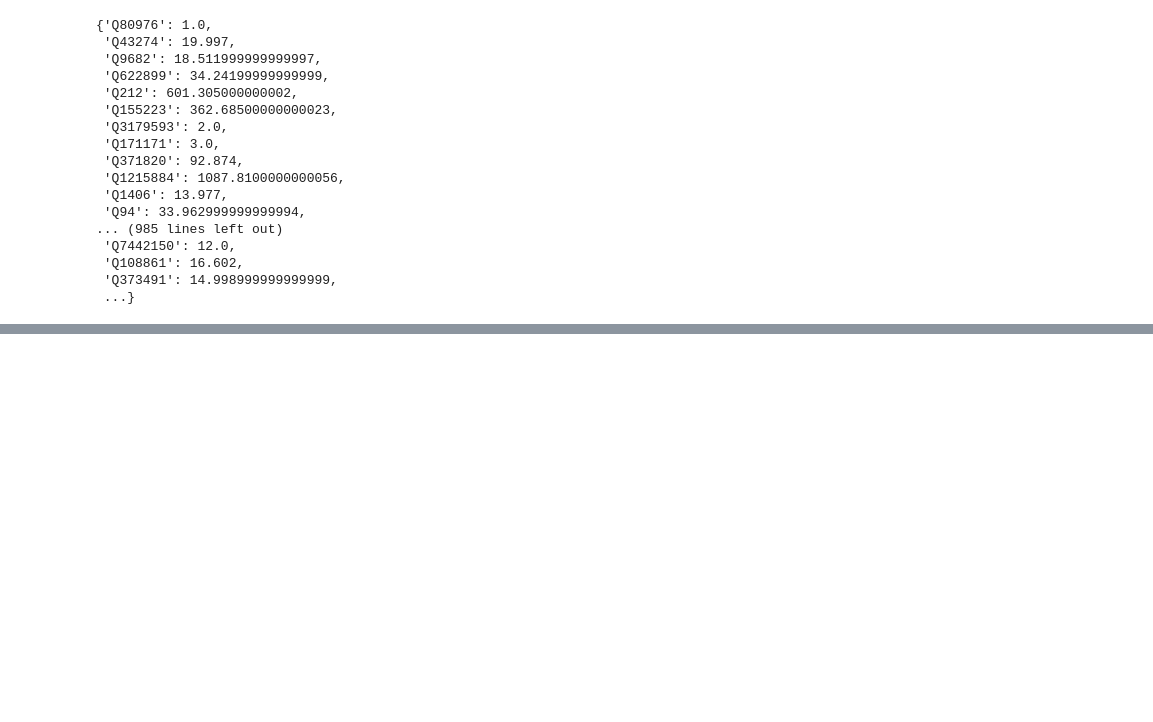
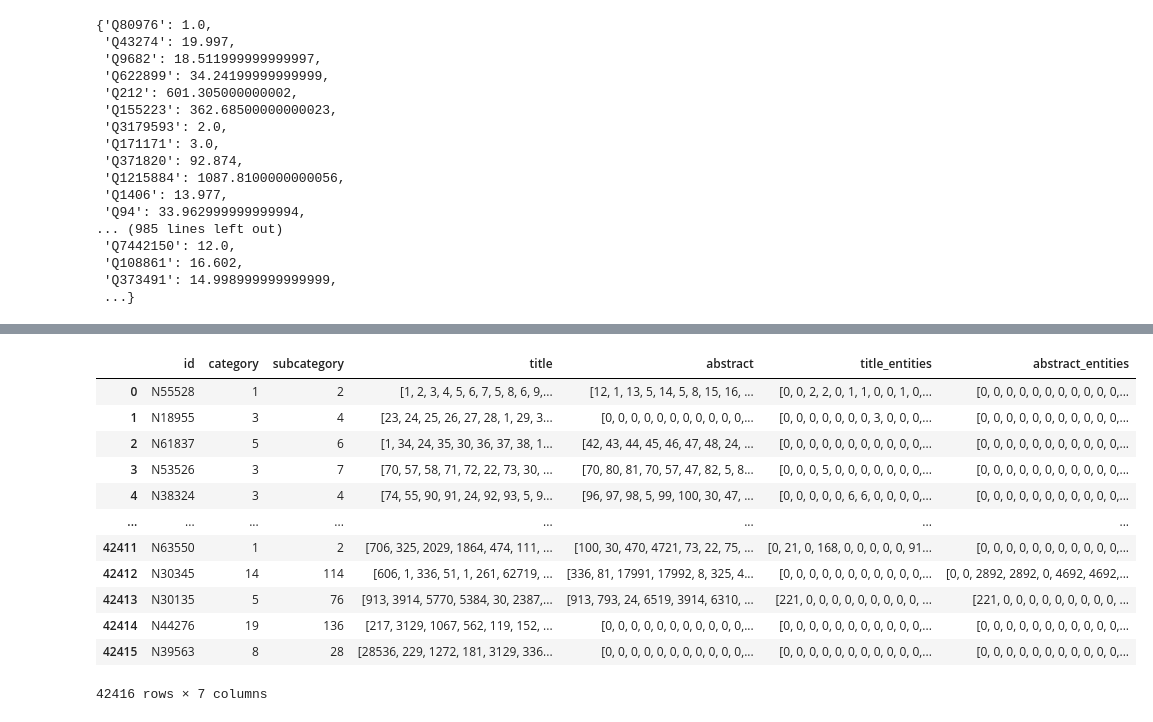
Before and after one commit to nabang1010/NRMS_nabang1010, a Jupyter notebook: data_preprocess_nabang1010.ipynb, the cells around one changed output, grey strips where cells are left out. Saved outputs shown, nothing was run; the diff lists cells and outputs as text; code cells hidden in the pictures; blank space fills up the shorter version.

```diff
--- a/data_preprocess_nabang1010.ipynb
+++ b/data_preprocess_nabang1010.ipynb
@@ -254,13 +254,13 @@ for row in df_news.itertuples(index=False):
             else:
                 entity2freq[e['WikidataId']] += times
 
-    for k, v in word2freq.items():
-            if v >= config.word_freq_threshold:
-                word2int[k] = len(word2int) + 1
+for k, v in word2freq.items():
+    if v >= config['BASE_CONFIG']['word_freq_threshold']:
+        word2int[k] = len(word2int) + 1
 
-    for k, v in entity2freq.items():
-        if v >= config.entity_freq_threshold:
-            entity2int[k] = len(entity2int) + 1
+for k, v in entity2freq.items():
+    if v >= config['BASE_CONFIG']["entity_freq_threshold"]:
+        entity2int[k] = len(entity2int) + 1
 # %%
 category2int
 # %% [output]
@@ -323,0 +429,18 @@ entity2freq
+# %%
+parsed_news = df_news.swifter.apply(parse_row, axis=1)
+# %%
+parsed_news
+# %% [output]
+|  | id | category | subcategory | title | abstract | title_entities | abstract_entities |
+| 0 | N55528 | 1 | 2 | [1, 2, 3, 4, 5, 6, 7, 5, 8, 6, 9,... | [12, 1, 13, 5, 14, 5, 8, 15, 16, ... | [0, 0, 2, 2, 0, 1, 1, 0, 0, 1, 0,... | [0, 0, 0, 0, 0, 0, 0, 0, 0, 0, 0,... |
+| 1 | N18955 | 3 | 4 | [23, 24, 25, 26, 27, 28, 1, 29, 3... | [0, 0, 0, 0, 0, 0, 0, 0, 0, 0, 0,... | [0, 0, 0, 0, 0, 0, 0, 3, 0, 0, 0,... | [0, 0, 0, 0, 0, 0, 0, 0, 0, 0, 0,... |
+| 2 | N61837 | 5 | 6 | [1, 34, 24, 35, 30, 36, 37, 38, 1... | [42, 43, 44, 45, 46, 47, 48, 24, ... | [0, 0, 0, 0, 0, 0, 0, 0, 0, 0, 0,... | [0, 0, 0, 0, 0, 0, 0, 0, 0, 0, 0,... |
+| 3 | N53526 | 3 | 7 | [70, 57, 58, 71, 72, 22, 73, 30, ... | [70, 80, 81, 70, 57, 47, 82, 5, 8... | [0, 0, 0, 5, 0, 0, 0, 0, 0, 0, 0,... | [0, 0, 0, 0, 0, 0, 0, 0, 0, 0, 0,... |
+| 4 | N38324 | 3 | 4 | [74, 55, 90, 91, 24, 92, 93, 5, 9... | [96, 97, 98, 5, 99, 100, 30, 47, ... | [0, 0, 0, 0, 0, 6, 6, 0, 0, 0, 0,... | [0, 0, 0, 0, 0, 0, 0, 0, 0, 0, 0,... |
+| ... | ... | ... | ... | ... | ... | ... | ... |
+| 42411 | N63550 | 1 | 2 | [706, 325, 2029, 1864, 474, 111, ... | [100, 30, 470, 4721, 73, 22, 75, ... | [0, 21, 0, 168, 0, 0, 0, 0, 0, 91... | [0, 0, 0, 0, 0, 0, 0, 0, 0, 0, 0,... |
+| 42412 | N30345 | 14 | 114 | [606, 1, 336, 51, 1, 261, 62719, ... | [336, 81, 17991, 17992, 8, 325, 4... | [0, 0, 0, 0, 0, 0, 0, 0, 0, 0, 0,... | [0, 0, 2892, 2892, 0, 4692, 4692,... |
+| 42413 | N30135 | 5 | 76 | [913, 3914, 5770, 5384, 30, 2387,... | [913, 793, 24, 6519, 3914, 6310, ... | [221, 0, 0, 0, 0, 0, 0, 0, 0, 0, ... | [221, 0, 0, 0, 0, 0, 0, 0, 0, 0, ... |
+| 42414 | N44276 | 19 | 136 | [217, 3129, 1067, 562, 119, 152, ... | [0, 0, 0, 0, 0, 0, 0, 0, 0, 0, 0,... | [0, 0, 0, 0, 0, 0, 0, 0, 0, 0, 0,... | [0, 0, 0, 0, 0, 0, 0, 0, 0, 0, 0,... |
+| 42415 | N39563 | 8 | 28 | [28536, 229, 1272, 181, 3129, 336... | [0, 0, 0, 0, 0, 0, 0, 0, 0, 0, 0,... | [0, 0, 0, 0, 0, 0, 0, 0, 0, 0, 0,... | [0, 0, 0, 0, 0, 0, 0, 0, 0, 0, 0,... |
+42416 rows × 7 columns
```
Also changed, not shown: parts of 7 cells of this notebook, 1 other file.
